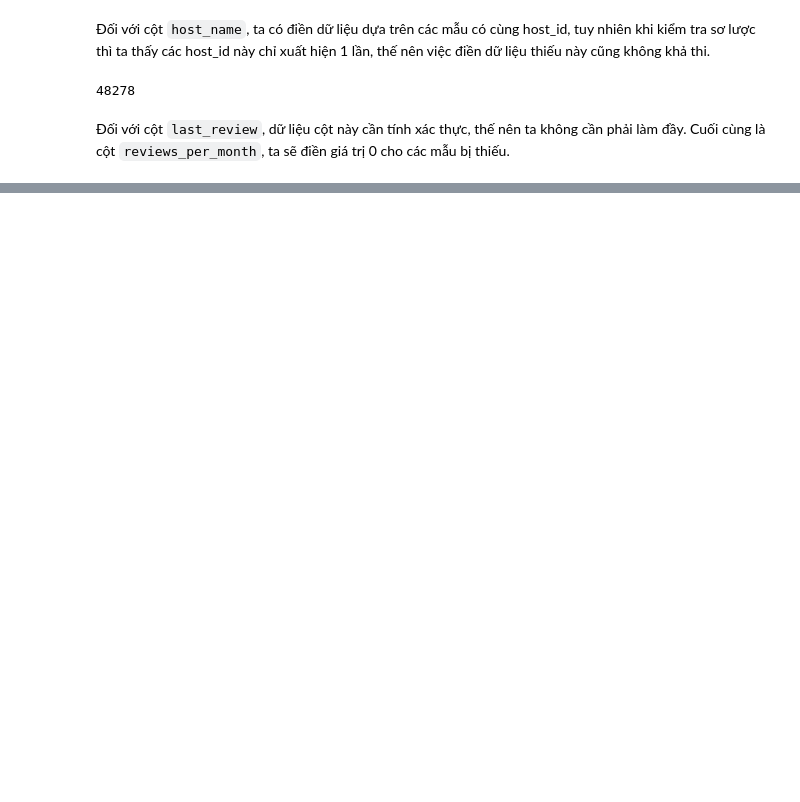
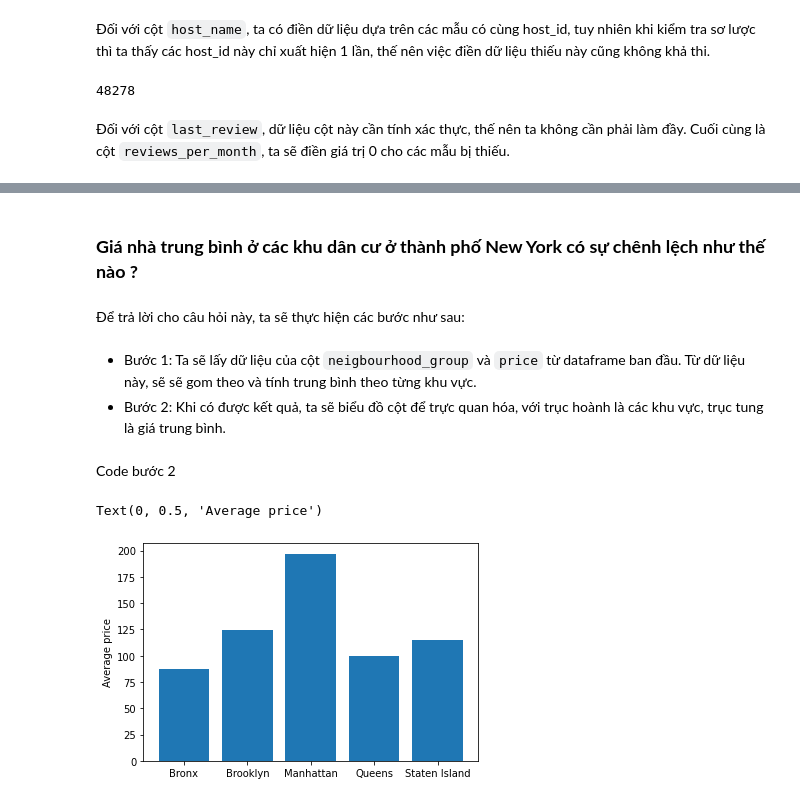
Before and after one commit to huutuan122/P4DS_Final, a Jupyter notebook: code/Truong.ipynb, the cells around one changed output, grey strips where cells are left out. Drawn from its saved outputs; the diff is of its cells as text; code cells hidden in the pictures; blank space fills up the shorter version.

```diff
--- a/code/Truong.ipynb
+++ b/code/Truong.ipynb
@@ -289,0 +293,18 @@ df['reviews_per_month'] = df['reviews_per_month'].fillna(0)
+# %% [markdown]
+### **Giá nhà trung bình ở các khu dân cư ở thành phố New York có sự chênh lệch như thế nào ?**
+# %% [markdown]
+Để trả lời cho câu hỏi này, ta sẽ thực hiện các bước như sau:
+# %% [markdown]
+- Bước 1: Ta sẽ lấy dữ liệu của cột `neigbourhood_group` và `price` từ dataframe ban đầu. Từ dữ liệu này, sẽ sẽ gom theo và tính trung bình theo từng khu vực.
+- Bước 2: Khi có được kết quả, ta sẽ biểu đồ cột để trực quan hóa, với trục hoành là các khu vực, trục tung là giá trung bình.
+# %%
+price_by_neighbour = df[['neighbourhood_group','price']]
+price_by_neighbour = price_by_neighbour.groupby(['neighbourhood_group']).agg(np.mean)
+# %% [markdown]
+Code bước 2
+# %%
+plt.bar(price_by_neighbour.price.keys(),price_by_neighbour.price.values)
+plt.ylabel("Average price")
+# %% [output]
+Text(0, 0.5, 'Average price')
+[figure, added]
```
Also changed, not shown: parts of 8 cells of this notebook.
